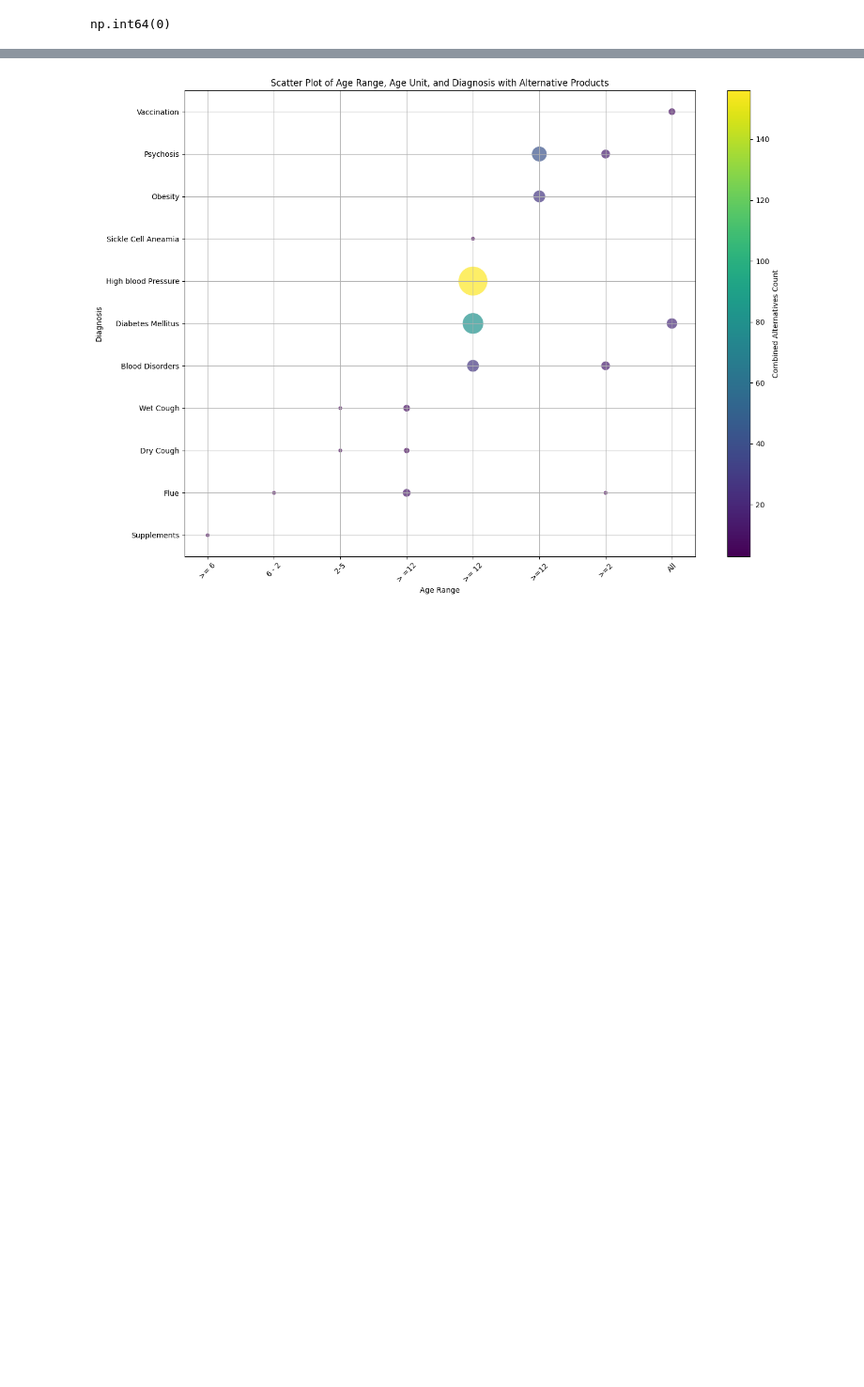
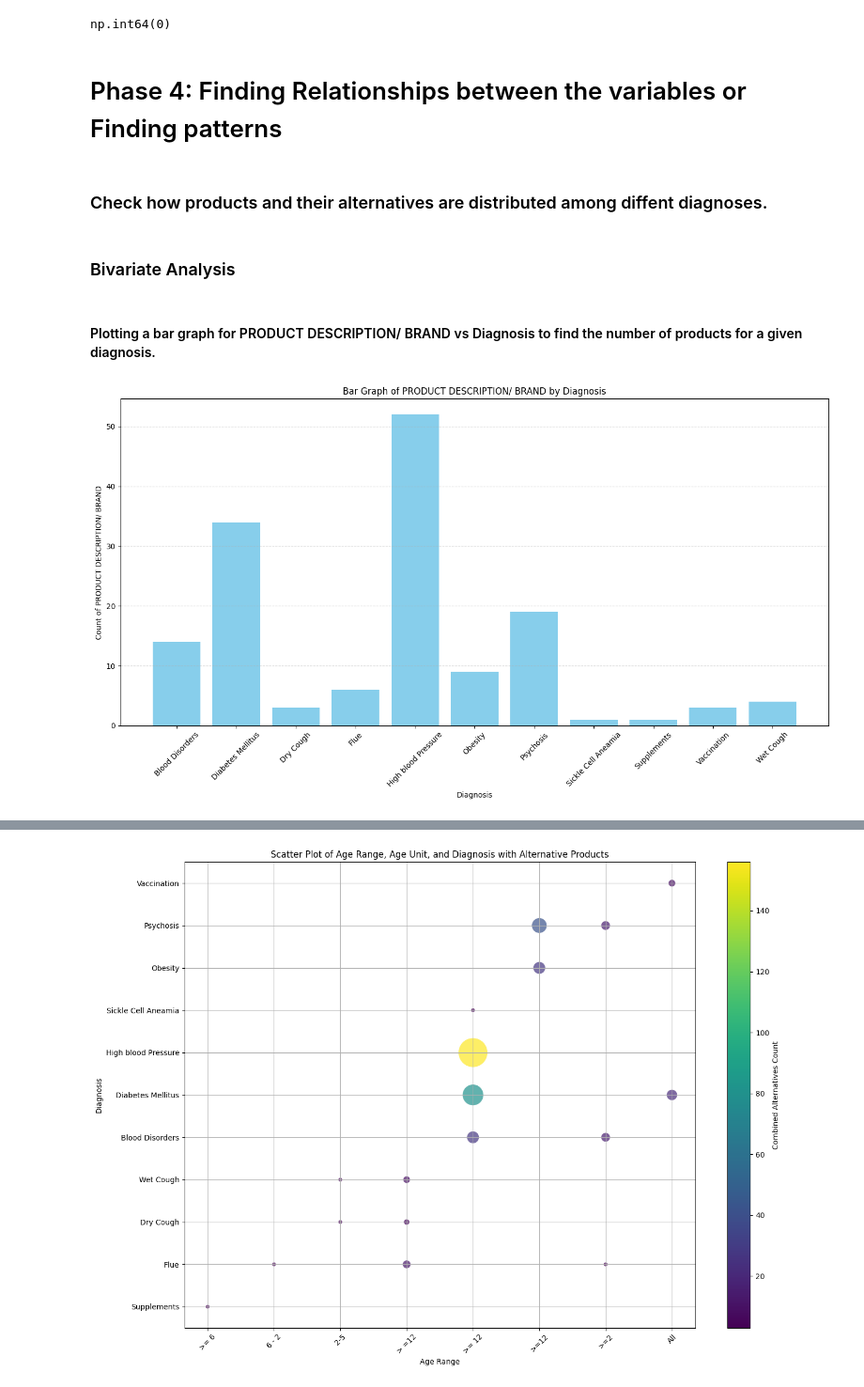
Before and after one commit to DevSham/PredictingPrescriptions, a Jupyter notebook: ExploratoryDataAnalysis.ipynb, the cells around one changed output, grey strips where cells are left out. Shown at 94% size. Cells and saved outputs as stored; diff of their text form; code cells hidden in the pictures; blank space fills up the shorter version.

```diff
--- a/ExploratoryDataAnalysis.ipynb
+++ b/ExploratoryDataAnalysis.ipynb
@@ -160,0 +163,31 @@ flat_table = pivot_table.reset_index()
+# %% [markdown]
+# Phase 4: Finding Relationships between the variables or Finding patterns
+# %% [markdown]
+### Check how products and their alternatives are distributed among diffent diagnoses.
+# %% [markdown]
+### Bivariate Analysis
+# %% [markdown]
+#### Plotting a bar graph for PRODUCT DESCRIPTION/ BRAND vs Diagnosis to find the number of products for a given diagnosis.
+# %%
+# Select data for PRODUCT DESCRIPTION/ BRAND
+product = flat_table[['age unit', 'Age Range', 'Diagnosis', 'PRODUCT DESCRIPTION/ BRAND']]
+
+plt.figure(figsize=(14, 8))
+
+# Group by Diagnosis to sum up counts across all age ranges and age units
+grouped_data = product.groupby('Diagnosis')['PRODUCT DESCRIPTION/ BRAND'].sum().reset_index()
+
+# Bar plot
+plt.bar(grouped_data['Diagnosis'], grouped_data['PRODUCT DESCRIPTION/ BRAND'], color='skyblue')
+
+# Adding labels and title
+plt.xlabel('Diagnosis')
+plt.ylabel('Count of PRODUCT DESCRIPTION/ BRAND')
+plt.title('Bar Graph of PRODUCT DESCRIPTION/ BRAND by Diagnosis')
+plt.xticks(rotation=45)
+plt.grid(axis='y', linestyle='--', alpha=0.6)
+
+plt.tight_layout()
+plt.show()
+# %% [output]
+[figure, added]
```
Also changed, not shown: parts of 44 cells of this notebook, 1 other file.
